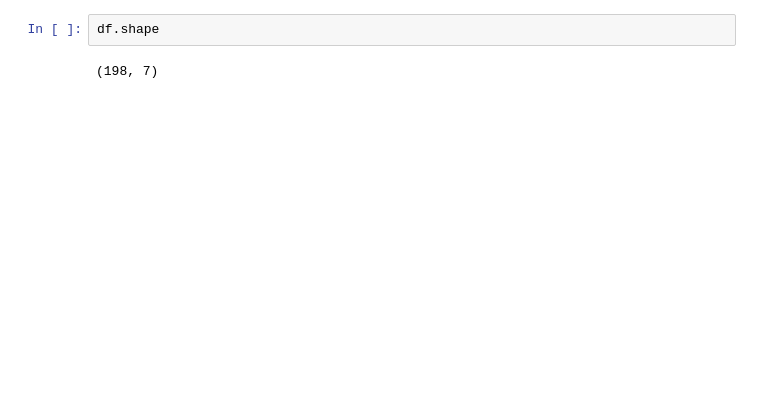
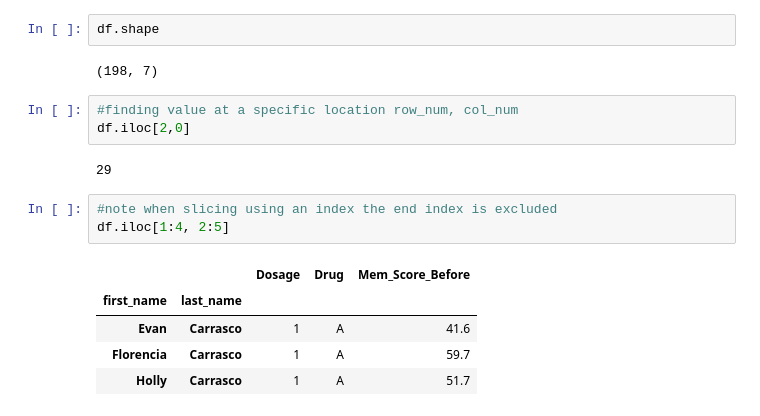
Before and after one commit to gseemann/pandas_tutorial, a Jupyter notebook: pandas_tutorial_p2.ipynb, the cells around one changed output. Drawn from its saved outputs; the diff is of its cells as text; blank space fills up the shorter version.

```diff
--- a/pandas_tutorial_p2.ipynb
+++ b/pandas_tutorial_p2.ipynb
@@ -241,4 +241,18 @@ df.head(10)
 df.shape
 # %% [output]
 (198, 7)
+# %%
+#finding value at a specific location row_num, col_num
+df.iloc[2,0]
+# %% [output]
+29
+# %%
+#note when slicing using an index the end index is excluded
+df.iloc[1:4, 2:5]
+# %% [output]
+|  |  | Dosage | Drug | Mem_Score_Before |
+| first_name | last_name |  |  |  |
+| Evan | Carrasco | 1 | A | 41.6 |
+| Florencia | Carrasco | 1 | A | 59.7 |
+| Holly | Carrasco | 1 | A | 51.7 |
 # %%
```
Also changed, not shown: parts of 4 cells of this notebook.
